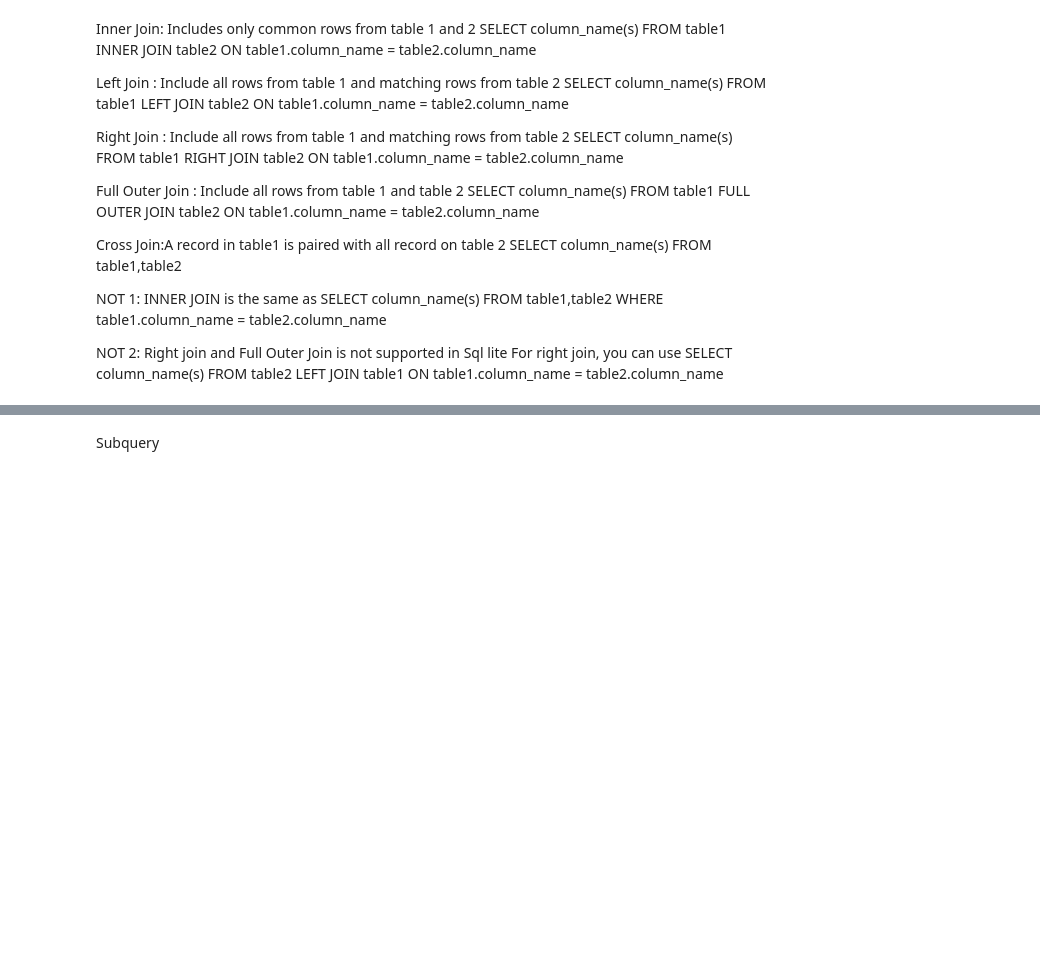
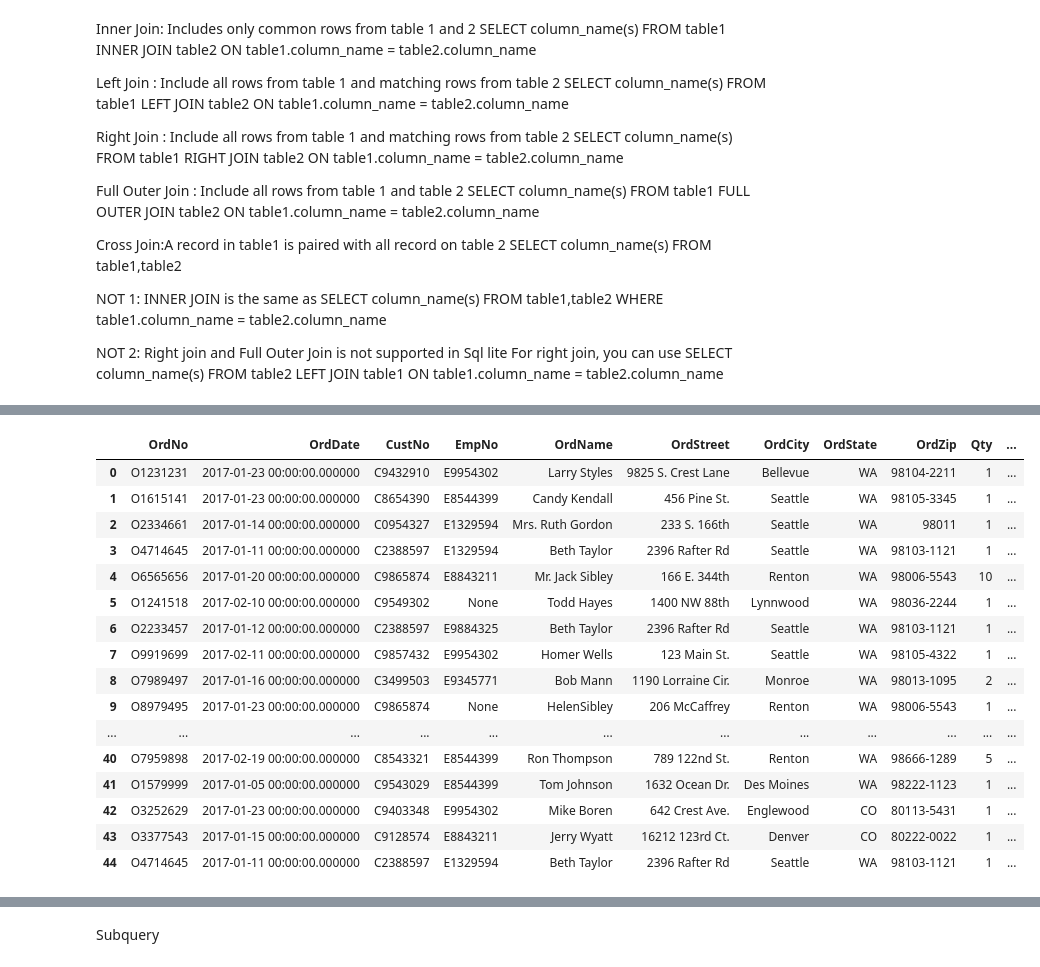
Before and after one commit to ogut77/BA, a Jupyter notebook: MultipleTable.ipynb, the cells around one changed output, grey strips where cells are left out. Drawn from its saved outputs; the diff is of its cells as text; code cells hidden in the pictures; blank space fills up the shorter version.

```diff
--- a/MultipleTable.ipynb
+++ b/MultipleTable.ipynb
@@ -520,0 +588,27 @@ Q13A
+# %%
+#List each order information, quantity ordered  product name and price and assigned empolyee name. Include internet orders aswell
+txt='''
+Select  OrderTbl.*,Qty, ProdPrice, ProdName, EmpFirstName,EmpLastName
+From Product  Join  OrdLine on Product.ProdNo=OrdLine.ProdNo Join OrderTbl on OrdLine.OrdNo=OrderTbl.OrdNo
+Left Join Employee on OrderTbl.EmpNo=Employee.EmpNo
+'''
+Q13A =  psql.sqldf(txt)
+Q13A
+# %% [output]
+|  | OrdNo | OrdDate | CustNo | EmpNo | OrdName | OrdStreet | OrdCity | OrdState | OrdZip | Qty | ... |
+| 0 | O1231231 | 2017-01-23 00:00:00.000000 | C9432910 | E9954302 | Larry Styles | 9825 S. Crest Lane | Bellevue | WA | 98104-2211 | 1 | ... |
+| 1 | O1615141 | 2017-01-23 00:00:00.000000 | C8654390 | E8544399 | Candy Kendall | 456 Pine St. | Seattle | WA | 98105-3345 | 1 | ... |
+| 2 | O2334661 | 2017-01-14 00:00:00.000000 | C0954327 | E1329594 | Mrs. Ruth Gordon | 233 S. 166th | Seattle | WA | 98011 | 1 | ... |
+| 3 | O4714645 | 2017-01-11 00:00:00.000000 | C2388597 | E1329594 | Beth Taylor | 2396 Rafter Rd | Seattle | WA | 98103-1121 | 1 | ... |
+| 4 | O6565656 | 2017-01-20 00:00:00.000000 | C9865874 | E8843211 | Mr. Jack Sibley | 166 E. 344th | Renton | WA | 98006-5543 | 10 | ... |
+| 5 | O1241518 | 2017-02-10 00:00:00.000000 | C9549302 | None | Todd Hayes | 1400 NW 88th | Lynnwood | WA | 98036-2244 | 1 | ... |
+| 6 | O2233457 | 2017-01-12 00:00:00.000000 | C2388597 | E9884325 | Beth Taylor | 2396 Rafter Rd | Seattle | WA | 98103-1121 | 1 | ... |
+| 7 | O9919699 | 2017-02-11 00:00:00.000000 | C9857432 | E9954302 | Homer Wells | 123 Main St. | Seattle | WA | 98105-4322 | 1 | ... |
+| 8 | O7989497 | 2017-01-16 00:00:00.000000 | C3499503 | E9345771 | Bob Mann | 1190 Lorraine Cir. | Monroe | WA | 98013-1095 | 2 | ... |
+| 9 | O8979495 | 2017-01-23 00:00:00.000000 | C9865874 | None | HelenSibley | 206 McCaffrey | Renton | WA | 98006-5543 | 1 | ... |
+| ... | ... | ... | ... | ... | ... | ... | ... | ... | ... | ... | ... |
+| 40 | O7959898 | 2017-02-19 00:00:00.000000 | C8543321 | E8544399 | Ron Thompson | 789 122nd St. | Renton | WA | 98666-1289 | 5 | ... |
+| 41 | O1579999 | 2017-01-05 00:00:00.000000 | C9543029 | E8544399 | Tom Johnson | 1632 Ocean Dr. | Des Moines | WA | 98222-1123 | 1 | ... |
+| 42 | O3252629 | 2017-01-23 00:00:00.000000 | C9403348 | E9954302 | Mike Boren | 642 Crest Ave. | Englewood | CO | 80113-5431 | 1 | ... |
+| 43 | O3377543 | 2017-01-15 00:00:00.000000 | C9128574 | E8843211 | Jerry Wyatt | 16212 123rd Ct. | Denver | CO | 80222-0022 | 1 | ... |
+| 44 | O4714645 | 2017-01-11 00:00:00.000000 | C2388597 | E1329594 | Beth Taylor | 2396 Rafter Rd | Seattle | WA | 98103-1121 | 1 | ... |
```
Also changed, not shown: parts of 15 cells of this notebook.
